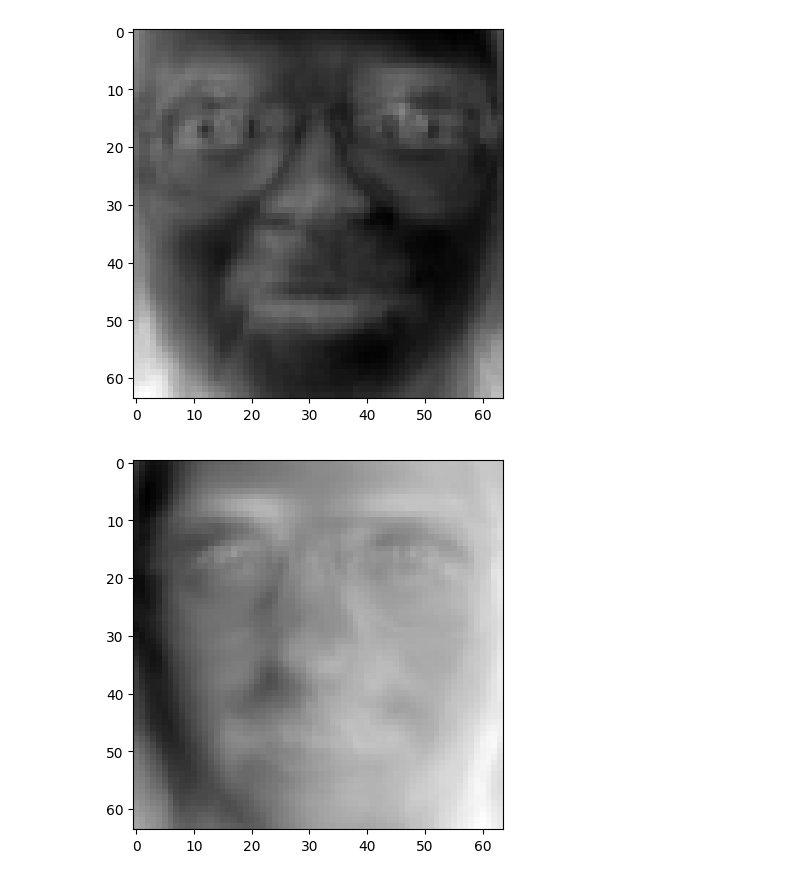
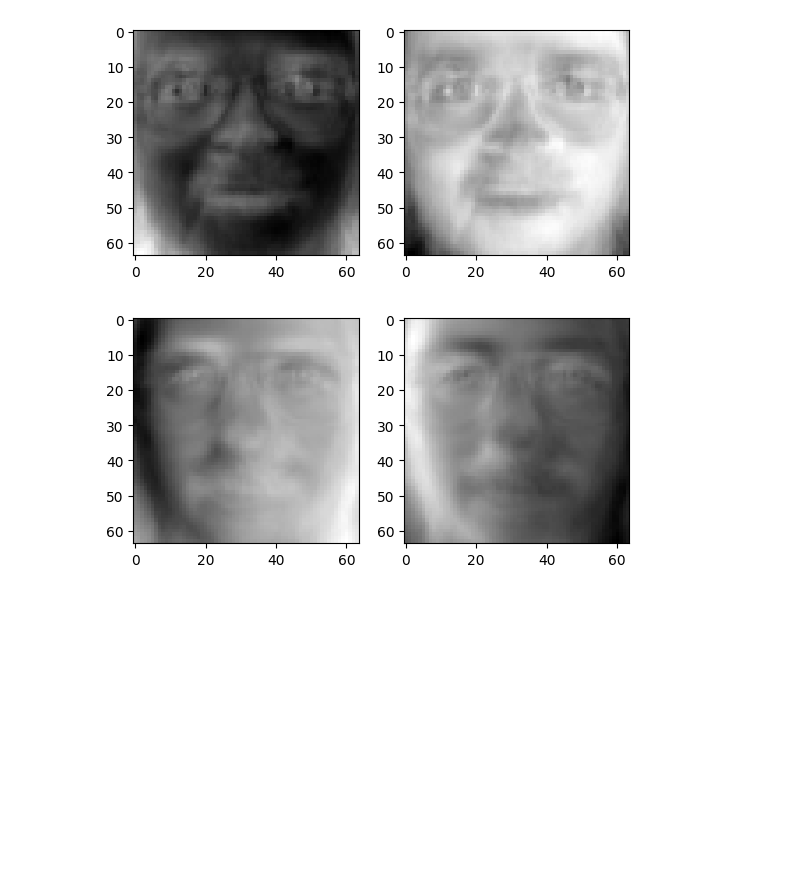
Before and after one commit to sotetsuk/LectureColab, a Jupyter notebook: eigenface.ipynb, the cells around one changed output. Cells and saved outputs as stored; diff of their text form; code cells hidden in the pictures; blank space fills up the shorter version.

```diff
--- a/eigenface.ipynb
+++ b/eigenface.ipynb
@@ -17,7 +17,8 @@ U, sigma, V_t = np.linalg.svd(X_centered, full_matrices=True)
 V_t[:K, :]  # 符号に関しては逆になる可能性がある
 
 for i in range(3):
-    plt.figure()
-    plt.imshow((V_t[i, :]).reshape(64, 64), cmap='gray')
+    fig, axes = plt.subplots(1, 2)
+    axes[0].imshow((V_t[i, :]).reshape(64, 64), cmap='gray')
+    axes[1].imshow((-V_t[i, :]).reshape(64, 64), cmap='gray')
     plt.show()
 # %% [output]
@@ -25,2 +25,2 @@ downloading Olivetti faces from https://ndownloader.figshare.com/files/5976027 t
-[figure, old version]
+[figure, new version]
-[figure, old version]
+[figure, new version]
```
Also changed, not shown: parts of 1 cell of this notebook.
